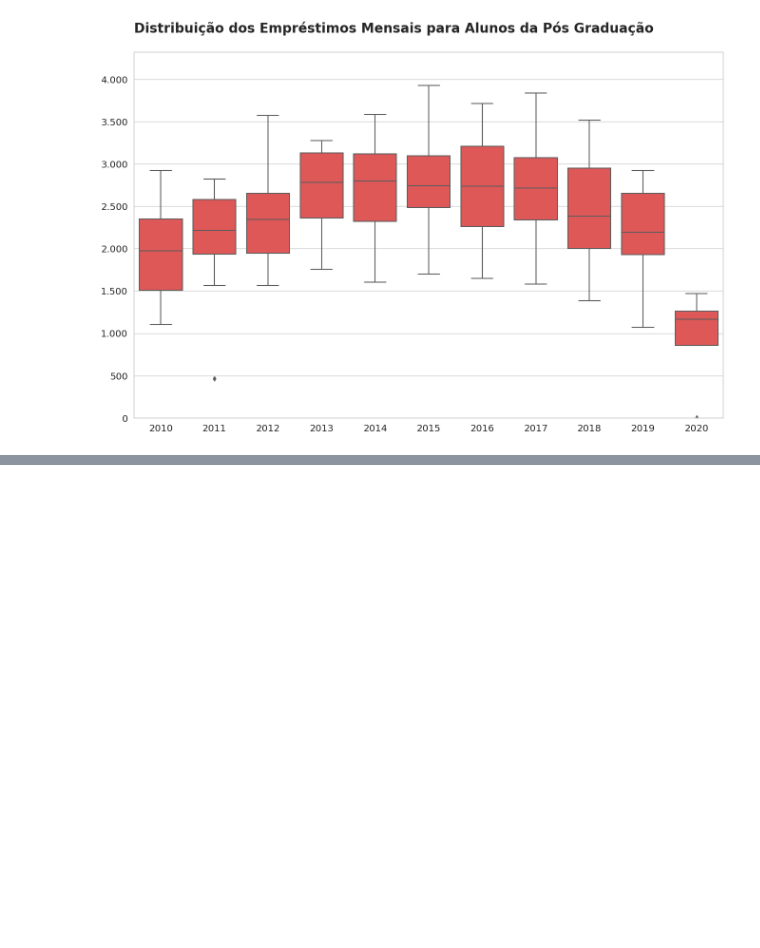
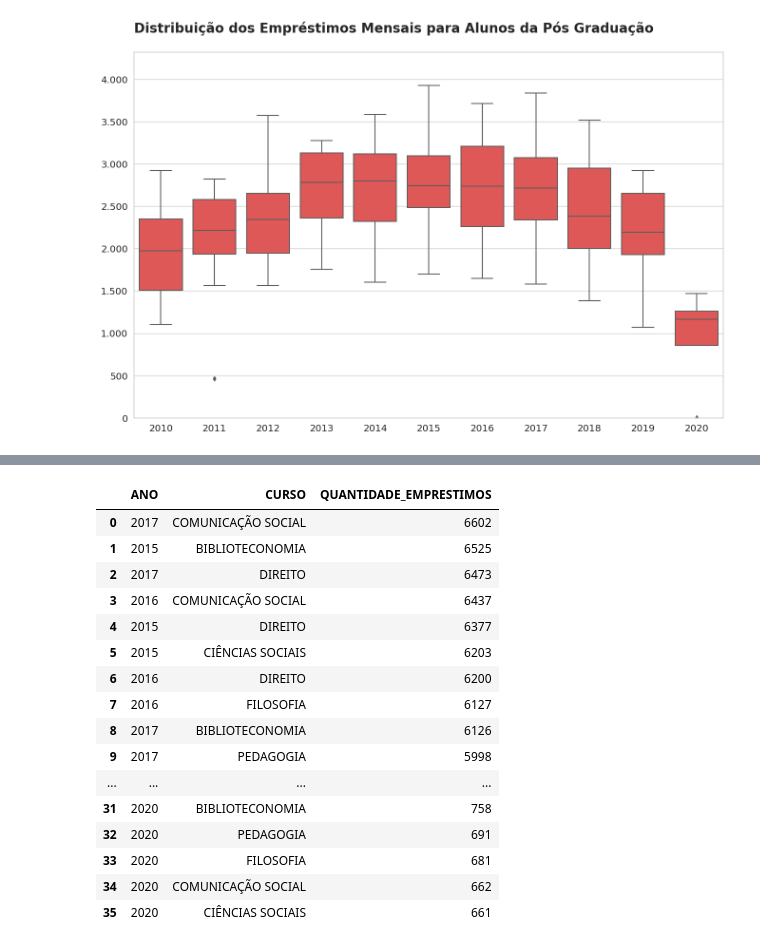
Before and after one commit to LuizGustavo8/7DaysOfCode, a Jupyter notebook: 7DaysOfCode.ipynb, the cells around one changed output, grey strips where cells are left out. Cells and saved outputs as stored; diff of their text form; code cells hidden in the pictures; blank space fills up the shorter version.

```diff
--- a/7DaysOfCode.ipynb
+++ b/7DaysOfCode.ipynb
@@ -739,0 +884,2 @@ gera_box_plot(alunos_pos_graduacao_acervo_circulante,'ano','quantidade','Distrib
+# %%
+a_partir_de_2015 = a_partir_de_2015.dropna()
@@ -739,0 +908,22 @@ gera_box_plot(alunos_pos_graduacao_acervo_circulante,'ano','quantidade','Distrib
+# %%
+emprestimos_cursos_selecionados = cadastro_usuarios_cursos_selecionados.iloc[:,[1,3]].value_counts().reset_index()
+emprestimos_cursos_selecionados.columns = ['ANO','CURSO','QUANTIDADE_EMPRESTIMOS']
+emprestimos_cursos_selecionados
+# %% [output]
+|  | ANO | CURSO | QUANTIDADE_EMPRESTIMOS |
+| 0 | 2017 | COMUNICAÇÃO SOCIAL | 6602 |
+| 1 | 2015 | BIBLIOTECONOMIA | 6525 |
+| 2 | 2017 | DIREITO | 6473 |
+| 3 | 2016 | COMUNICAÇÃO SOCIAL | 6437 |
+| 4 | 2015 | DIREITO | 6377 |
+| 5 | 2015 | CIÊNCIAS SOCIAIS | 6203 |
+| 6 | 2016 | DIREITO | 6200 |
+| 7 | 2016 | FILOSOFIA | 6127 |
+| 8 | 2017 | BIBLIOTECONOMIA | 6126 |
+| 9 | 2017 | PEDAGOGIA | 5998 |
+| ... | ... | ... | ... |
+| 31 | 2020 | BIBLIOTECONOMIA | 758 |
+| 32 | 2020 | PEDAGOGIA | 691 |
+| 33 | 2020 | FILOSOFIA | 681 |
+| 34 | 2020 | COMUNICAÇÃO SOCIAL | 662 |
+| 35 | 2020 | CIÊNCIAS SOCIAIS | 661 |
```
Also changed, not shown: parts of 35 cells of this notebook.
